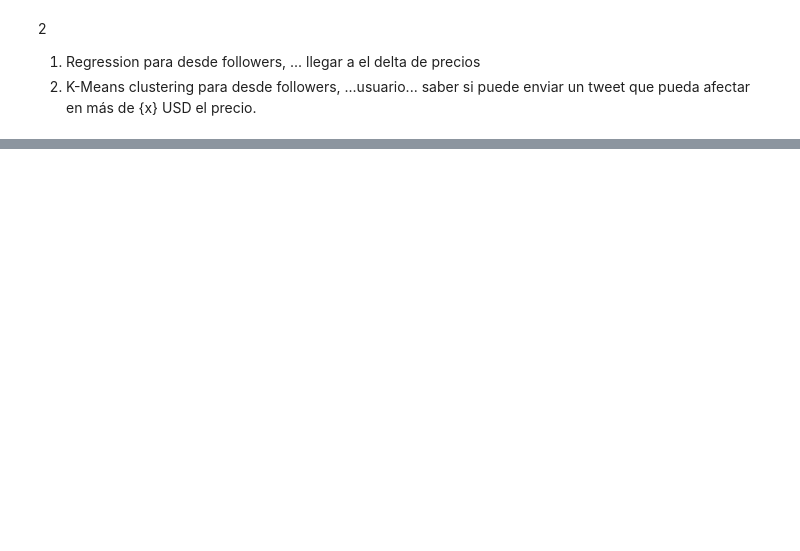
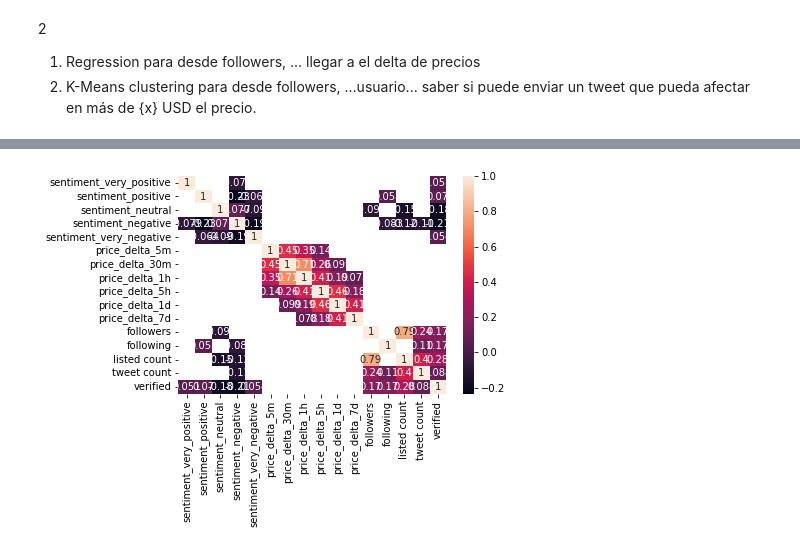
Before and after one commit to Vasco-Varas/Proyecto-ICDD-G9, a Jupyter notebook: proyecto.ipynb, the cells around one changed output, grey strips where cells are left out. Drawn from its saved outputs; the diff is of its cells as text; code cells hidden in the pictures; blank space fills up the shorter version.

```diff
--- a/proyecto.ipynb
+++ b/proyecto.ipynb
@@ -642,0 +858,5 @@ df[df_analysis_sub["followers"] > 5e7].iloc[10]["tweet"]
+# %%
+correlations = df_analysis.corr()
+sns.heatmap(correlations[np.abs(correlations) > .05],annot=True);
+# %% [output]
+[figure, added]
```
Also changed, not shown: parts of 38 cells of this notebook.
